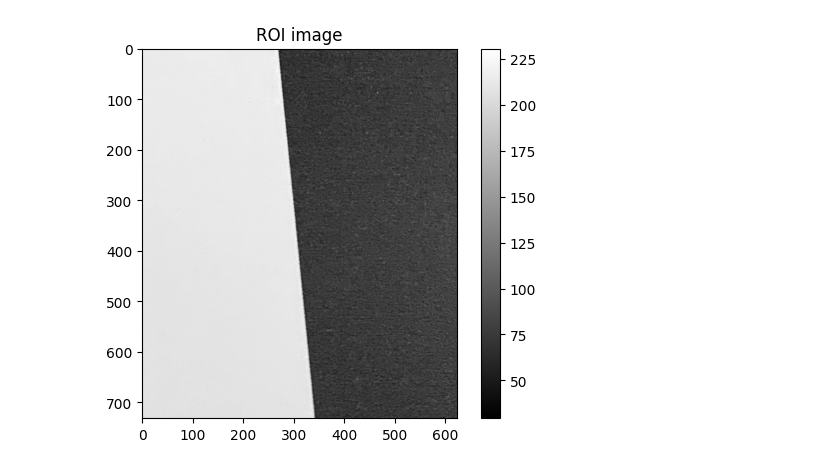
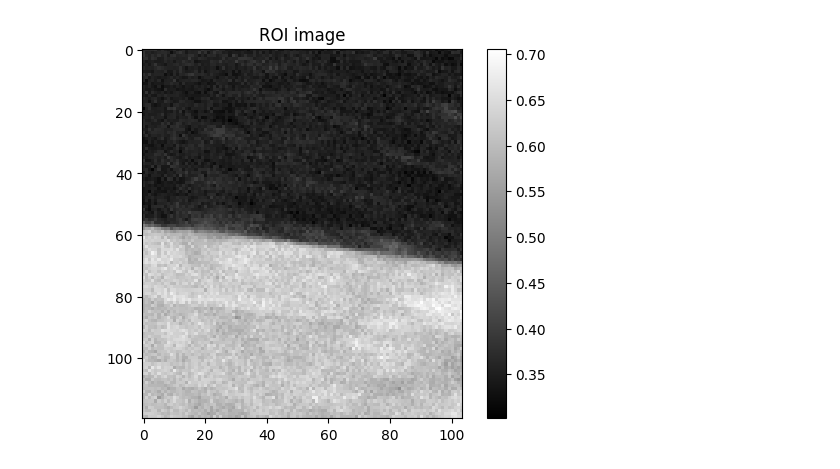
Before and after one commit to lucaswewa/mtf, a Jupyter notebook: quick_mtf.ipynb, the cells around one changed output. Saved outputs shown, nothing was run; the diff lists cells and outputs as text; code cells hidden in the pictures.

```diff
--- a/quick_mtf.ipynb
+++ b/quick_mtf.ipynb
@@ -12,13 +12,13 @@ verbose = False
 # %%
 # load ROI image
 image = np.load(r"..\quickMTF\sample_hori_edge.npy")
 image = np.load(r"..\quickMTF\sample_vert_edge.npy")
-# image = np.load(r"..\quickMTF\sample.npy")
+image = np.load(r"..\quickMTF\sample.npy")
 # image = np.load(r"C:\Users\Lucas\Desktop\for\for Lucas\sample.npy")
 
 sample = image
 
 if plot:
     mtf.plot_roi_image(image)
 # %% [output]
-[figure, old version]
+[figure, new version]
```
Also changed, not shown: parts of 8 cells of this notebook, 2 other files.
